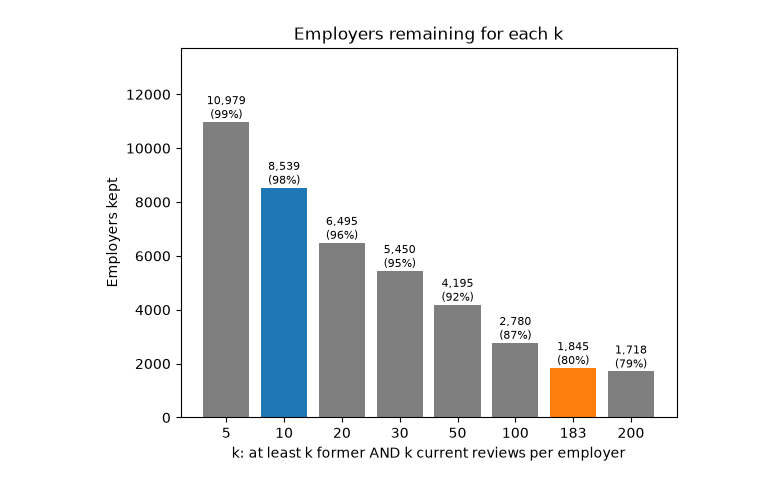
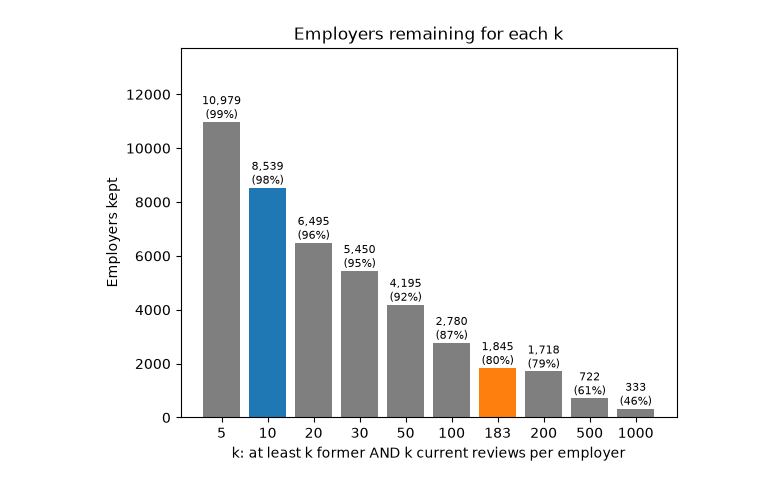
Before and after one commit to kirito-takahashi/what-former-employees-say, a Jupyter notebook: notebooks/1.1-kt-reviews-employers-visualization.ipynb, the cells around one changed output. Cells and saved outputs as stored; diff of their text form; code cells hidden in the pictures.

```diff
--- a/notebooks/1.1-kt-reviews-employers-visualization.ipynb
+++ b/notebooks/1.1-kt-reviews-employers-visualization.ipynb
@@ -8,21 +8,21 @@ df = pd.read_parquet(processed_path)
 # %%
 counts = df.groupby("firm_id")["former"].agg(n_former="sum", n_total="size")
 counts["n_current"] = counts["n_total"] - counts["n_former"]
 counts["n_min"] = counts[["n_former", "n_current"]].min(axis=1)
-ks = [5, 10, 20, 30, 50, 100, 183, 200]
+ks = [5, 10, 20, 30, 50, 100, 183, 200, 500, 1000]
 firms_kept = [(counts["n_min"] >= k).sum() for k in ks]
 reviews_kept = [counts.loc[counts["n_min"] >= k, "n_total"].sum() / counts["n_total"].sum() * 100 for k in ks]
 
 highlight = {10: "tab:blue", 183: "tab:orange"}
 colors = [highlight.get(k, "tab:gray") for k in ks]
 
 plt.bar([str(k) for k in ks], firms_kept, color=colors)
 for i, (f, r) in enumerate(zip(firms_kept, reviews_kept)):
     plt.text(i, f, f"{f:,}\n({r:.0f}%)", ha="center", va="bottom", fontsize=8)
 plt.ylim(0, max(firms_kept) * 1.25)
 plt.xlabel("k: at least k former AND k current reviews per employer")
 plt.ylabel("Employers kept")
 plt.title("Employers remaining for each k")
 plt.show()
 # %% [output]
-[figure, old version]
+[figure, new version]
```
Also changed, not shown: 1 other file.
